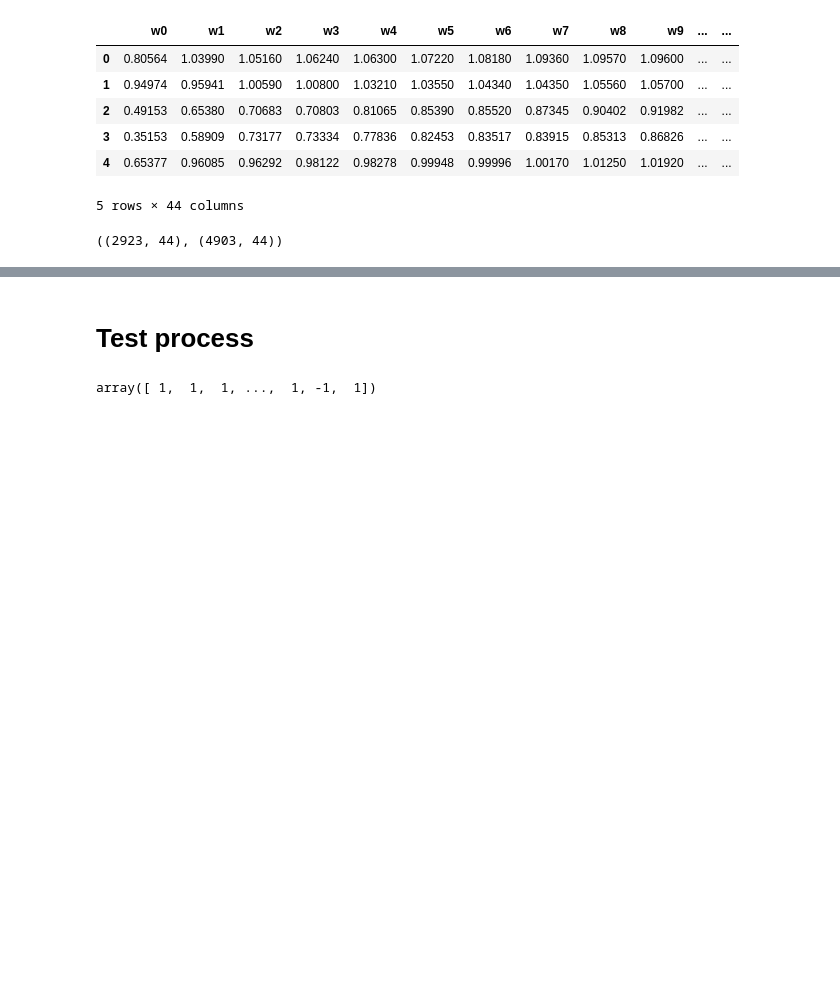
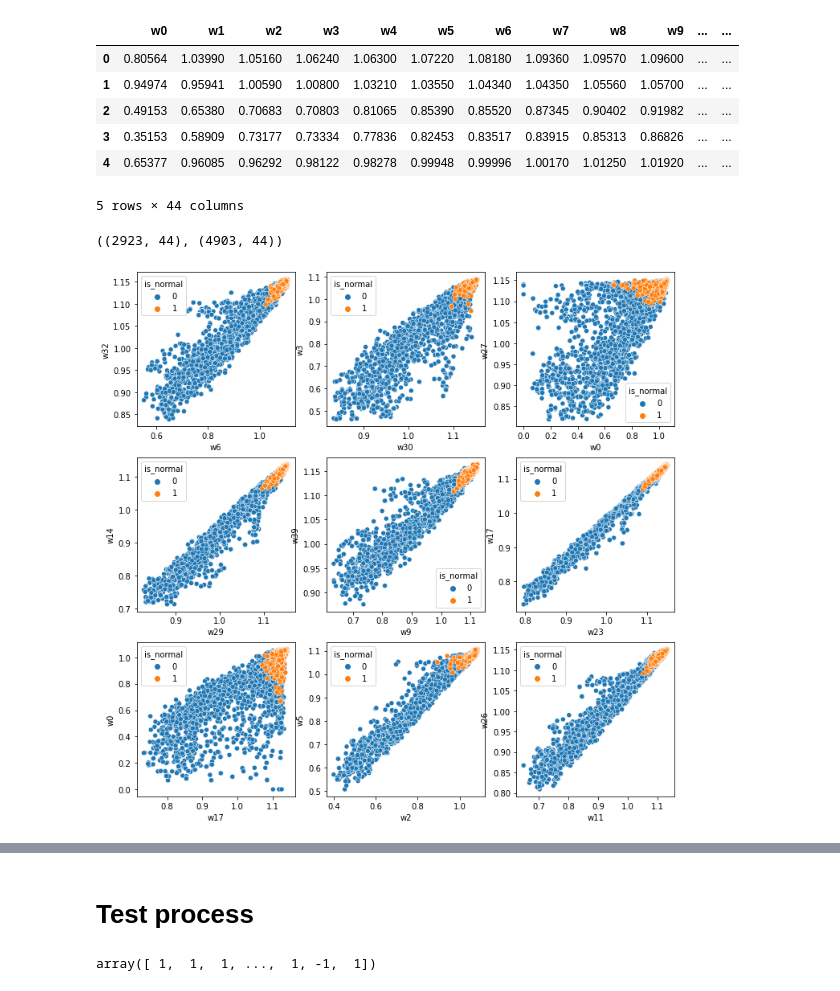
Before and after one commit to SuminBae97/MachineLearning, a Jupyter notebook: file_1.ipynb, the cells around one changed output, grey strips where cells are left out. Saved outputs shown, nothing was run; the diff lists cells and outputs as text; code cells hidden in the pictures; blank space fills up the shorter version.

Commit message:
visualization

```diff
--- a/file_1.ipynb
+++ b/file_1.ipynb
@@ -118,4 +126,14 @@ data.head(5)
 data.shape , test_data.shape
 # %% [output]
 ((2923, 44), (4903, 44))
+# %%
+fig, ax = plt.subplots(3,3, figsize=(12,12))
+
+for i in range(3):
+    for j in range(3):
+        a = random.randint(0,len(data.columns)-1)
+        b = random.randint(0,len(data.columns)-1)
+        sns.scatterplot(test[f"w{a}"] , test[f"w{b}"] , hue = test.is_normal ,ax=ax[j][i])
+# %% [output]
+[figure, added]
 # %%
```
Also changed, not shown: parts of 16 cells of this notebook.
